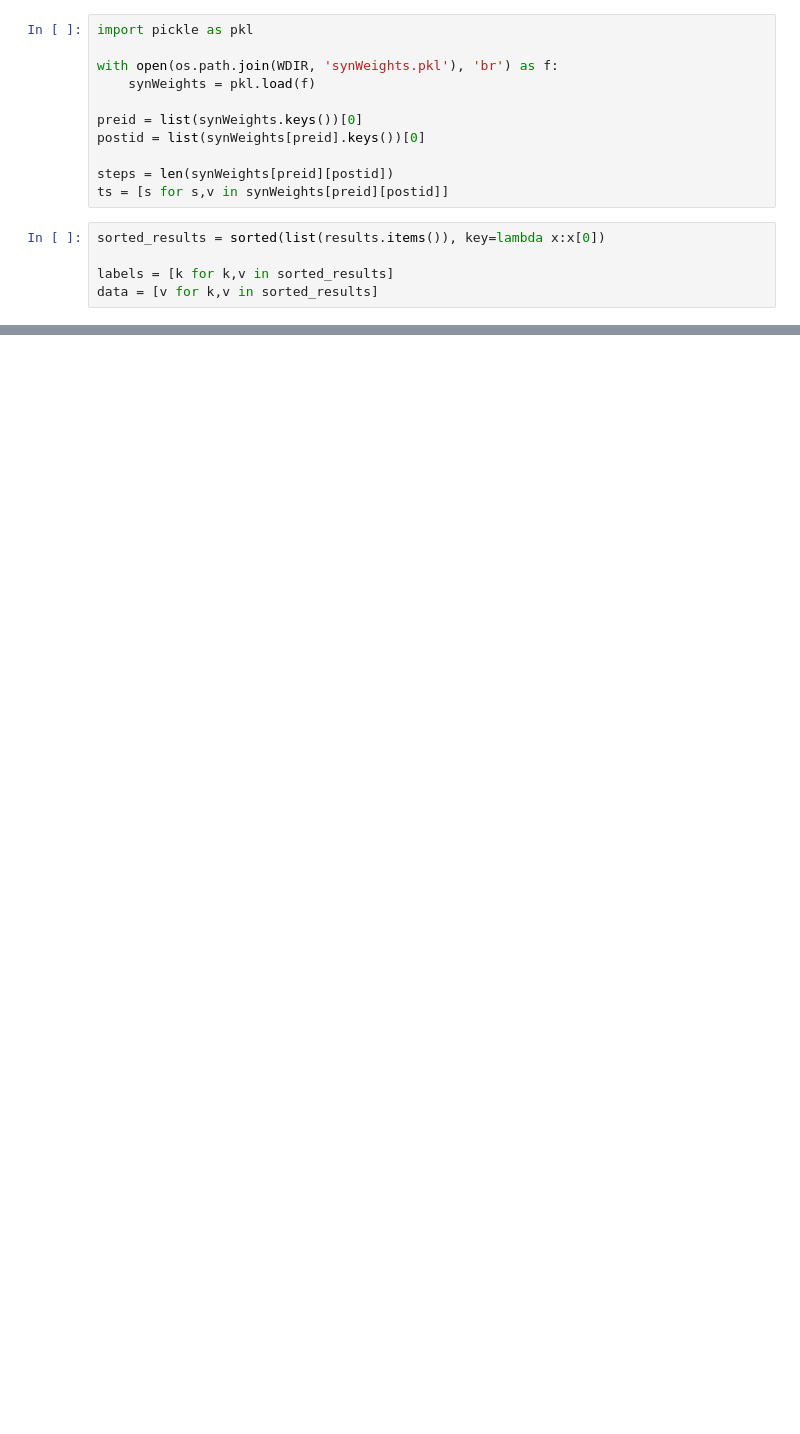
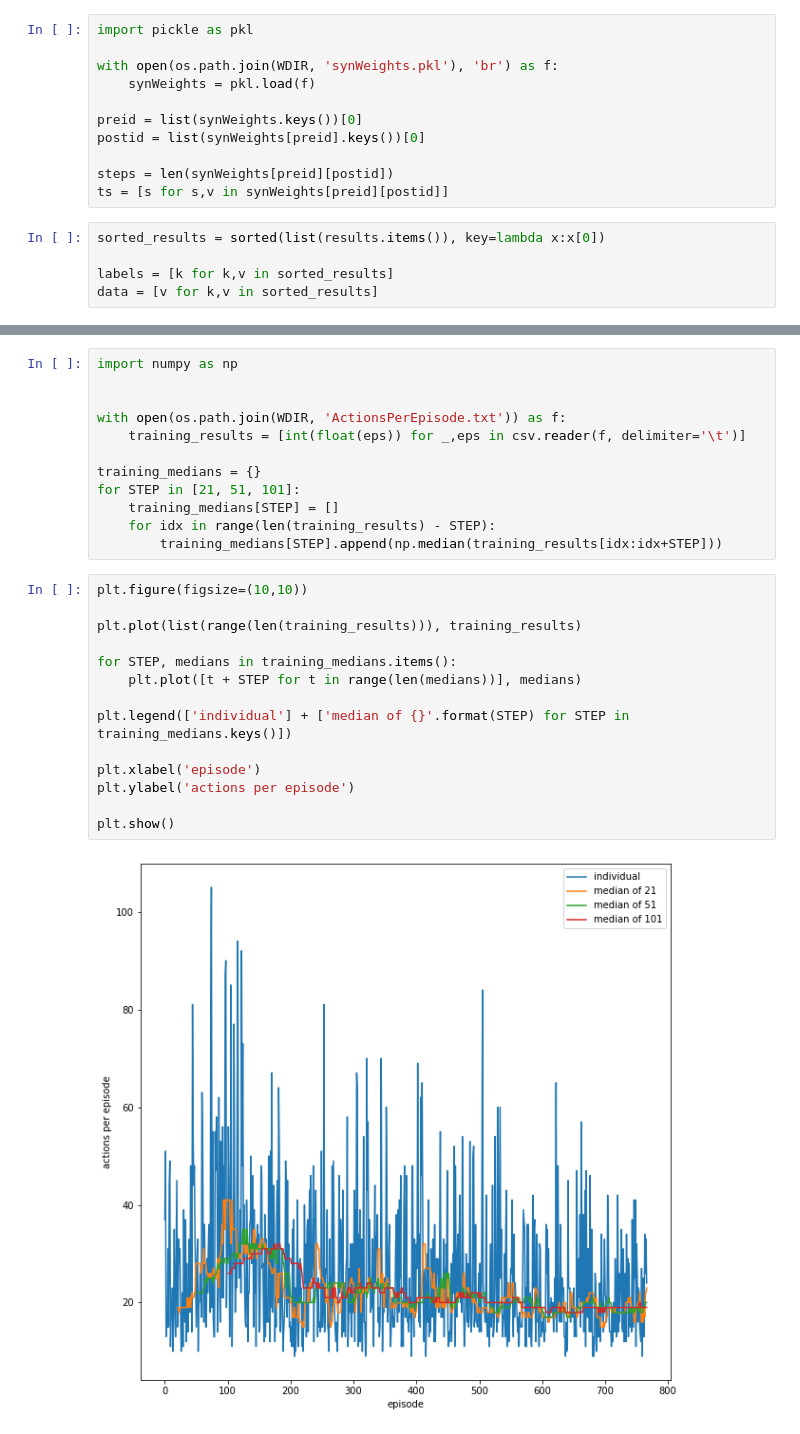
Before and after one commit to NathanKlineInstitute/netpyne-STDP, a Jupyter notebook: notebooks/evaluate.ipynb, the cells around one changed output, grey strips where cells are left out. Saved outputs shown, nothing was run; the diff lists cells and outputs as text; blank space fills up the shorter version.

```diff
--- a/notebooks/evaluate.ipynb
+++ b/notebooks/evaluate.ipynb
@@ -52,0 +76,28 @@ plt.show()
+# %%
+import numpy as np
+
+
+with open(os.path.join(WDIR, 'ActionsPerEpisode.txt')) as f:
+    training_results = [int(float(eps)) for _,eps in csv.reader(f, delimiter='\t')]
+
+training_medians = {}
+for STEP in [21, 51, 101]:
+    training_medians[STEP] = []
+    for idx in range(len(training_results) - STEP):
+        training_medians[STEP].append(np.median(training_results[idx:idx+STEP]))
+# %%
+plt.figure(figsize=(10,10))
+
+plt.plot(list(range(len(training_results))), training_results)
+
+for STEP, medians in training_medians.items():
+    plt.plot([t + STEP for t in range(len(medians))], medians)
+
+plt.legend(['individual'] + ['median of {}'.format(STEP) for STEP in training_medians.keys()])
+
+plt.xlabel('episode')
+plt.ylabel('actions per episode')
+
+plt.show()
+# %% [output]
+[figure, added]
```
Also changed, not shown: parts of 7 cells of this notebook, 3 other files.
